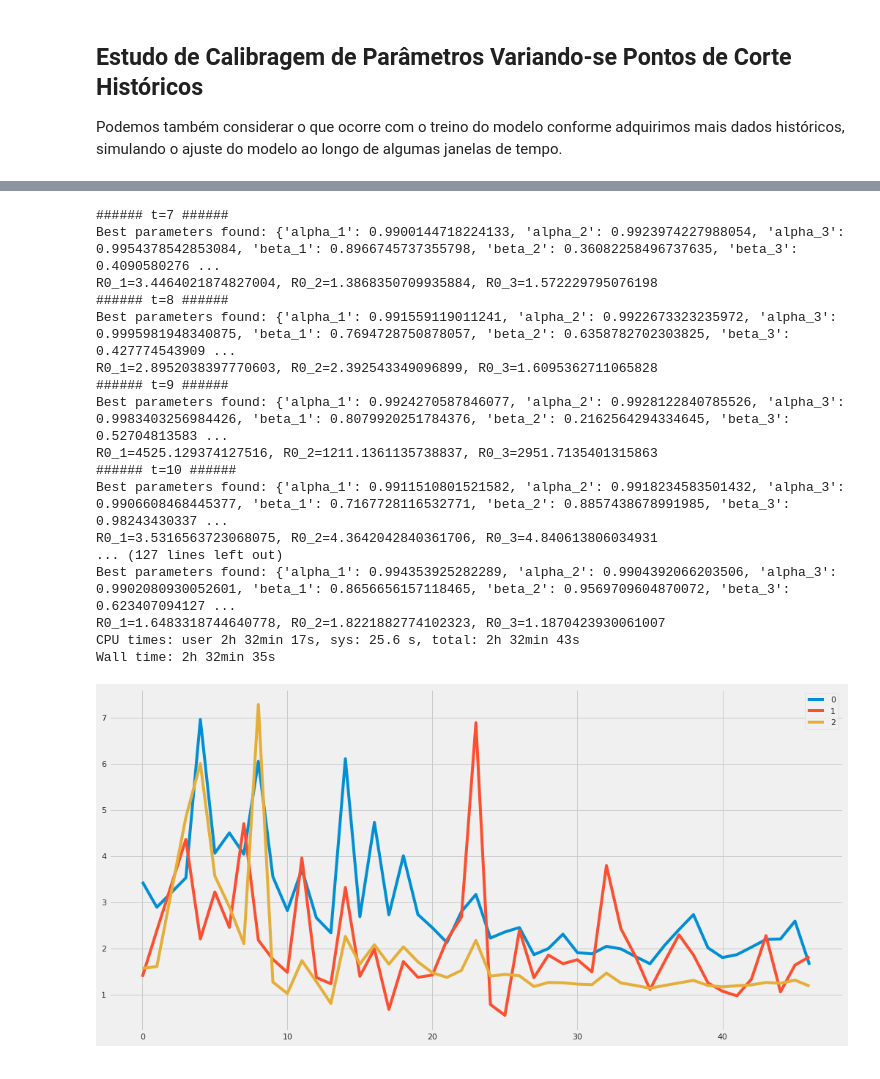
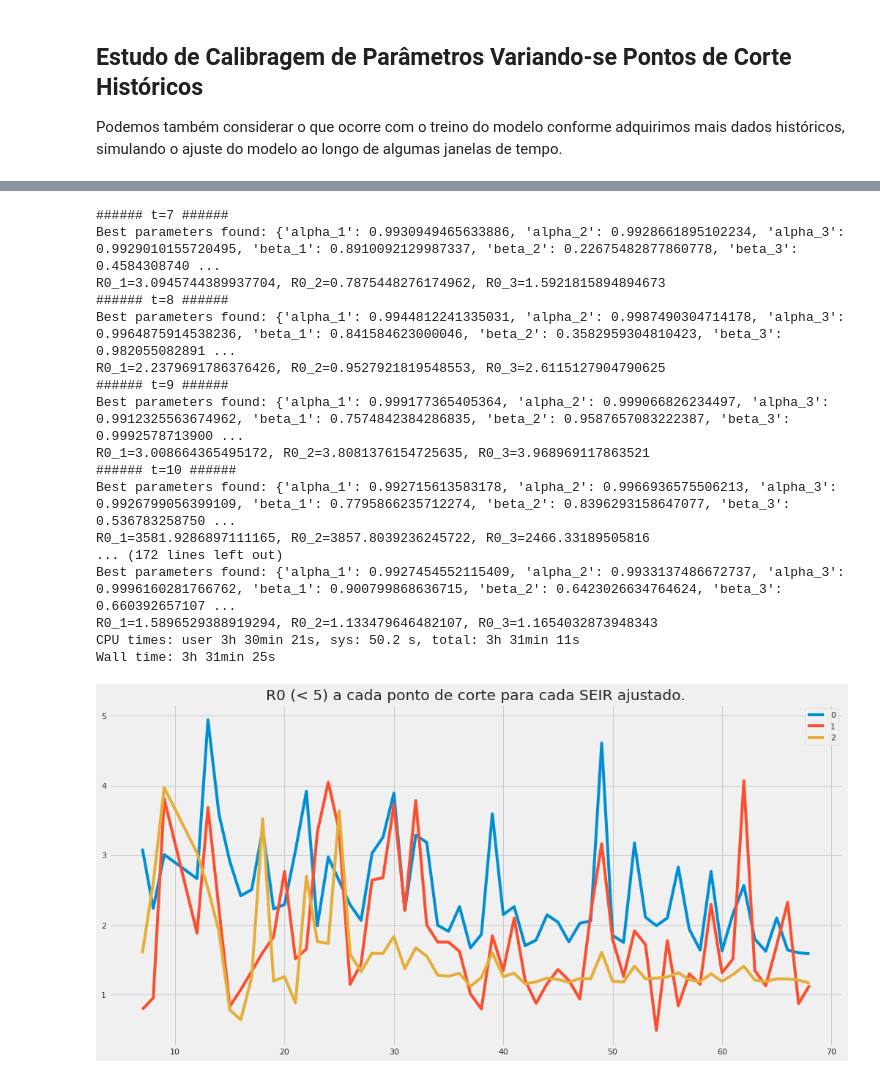
Before and after one commit to funcional-health-analytics/covid19-analytics, a Jupyter notebook: notebooks/epidemic_model_seir.ipynb, the cells around one changed output, grey strips where cells are left out. Saved outputs shown, nothing was run; the diff lists cells and outputs as text; code cells hidden in the pictures.

Commit message:
Updates data and estites for Brazil. Improves sensitivity analysis.

```diff
--- a/notebooks/epidemic_model_seir.ipynb
+++ b/notebooks/epidemic_model_seir.ipynb
@@ -782,5 +782,5 @@ df_simulation_mitigation_data = simulate(S=population_size - initially_infected,
                                           i_delta_func=i_delta,
                                           r_delta_func=r_delta)
 
-plot_simulation_output(df_simulation_mitigation_data, zoom_length=30, file_name='dynamic')
+plot_simulation_output(df_simulation_mitigation_data, zoom_length=30)#, file_name='dynamic')
 # %% [output]
@@ -806,8 +806,8 @@ plot_curve_fitting(df_simulation_data=df_simulation_mitigation_data,
 # %% [markdown]
 Finalmente, comparemos os casos com e sem mitigação.
 # %%
-ax = sns.lineplot(data=pd.concat([df_simulation_data['E+I'].rename('Sem mitigação'),
-                                 df_simulation_mitigation_data['E+I'].rename('Com mitigação')], axis=1)['2020-03':'2020-10'])
+ax = sns.lineplot(data=pd.concat([df_simulation_data['E+I'].rename('Com dados apenas do início da epidemia'),
+                                 df_simulation_mitigation_data['E+I'].rename('Com todos os dados')], axis=1)['2020-03':'2020-10'])
 
 ax.figure.savefig(results_folder + 'seir_constant_vs_dynamic' + f'_{target_location.lower()}' + results_suffix + '.png',
                   format='png')
@@ -828,9 +828,11 @@ len(df_data_target)
+# %%
+min_data_points = 7
 # %%
 %%time
 if run_sensitivity_analysis:
     ss = []
     r0s = []
-    for t in range(7, len(df_data_target), 1):
+    for t in range(min_data_points, len(df_data_target), 1):
         print(f'###### t={t} ######')
         #space = {'constant':(hyperopt.hp.uniform('alpha', 0.99, 1.0), hyperopt.hp.uniform('beta', 0.0, 1.0), hyperopt.hp.uniform('gamma', 0.0, 1.0), 0, t)}
 
@@ -915,29 +917,30 @@ if run_sensitivity_analysis:
         #ax = sns.lineplot(data=df_simulation_partial_data['E+I']['2020-03':'2020-07'])
 # %% [output]
 ###### t=7 ######
-Best parameters found: {'alpha_1': 0.9900144718224133, 'alpha_2': 0.9923974227988054, 'alpha_3': 0.9954378542853084, 'beta_1': 0.8966745737355798, 'beta_2': 0.36082258496737635, 'beta_3': 0.4090580276 ...
-R0_1=3.4464021874827004, R0_2=1.3868350709935884, R0_3=1.572229795076198
+Best parameters found: {'alpha_1': 0.9930949465633886, 'alpha_2': 0.9928661895102234, 'alpha_3': 0.9929010155720495, 'beta_1': 0.8910092129987337, 'beta_2': 0.22675482877860778, 'beta_3': 0.4584308740 ...
+R0_1=3.0945744389937704, R0_2=0.7875448276174962, R0_3=1.5921815894894673
 ###### t=8 ######
-Best parameters found: {'alpha_1': 0.991559119011241, 'alpha_2': 0.9922673323235972, 'alpha_3': 0.9995981948340875, 'beta_1': 0.7694728750878057, 'beta_2': 0.6358782702303825, 'beta_3': 0.427774543909 ...
-R0_1=2.8952038397770603, R0_2=2.392543349096899, R0_3=1.6095362711065828
+Best parameters found: {'alpha_1': 0.9944812241335031, 'alpha_2': 0.9987490304714178, 'alpha_3': 0.9964875914538236, 'beta_1': 0.841584623000046, 'beta_2': 0.3582959304810423, 'beta_3': 0.982055082891 ...
+R0_1=2.2379691786376426, R0_2=0.9527921819548553, R0_3=2.6115127904790625
 ###### t=9 ######
-Best parameters found: {'alpha_1': 0.9924270587846077, 'alpha_2': 0.9928122840785526, 'alpha_3': 0.9983403256984426, 'beta_1': 0.8079920251784376, 'beta_2': 0.2162564294334645, 'beta_3': 0.52704813583 ...
-R0_1=4525.129374127516, R0_2=1211.1361135738837, R0_3=2951.7135401315863
+Best parameters found: {'alpha_1': 0.999177365405364, 'alpha_2': 0.999066826234497, 'alpha_3': 0.9912325563674962, 'beta_1': 0.7574842384286835, 'beta_2': 0.9587657083222387, 'beta_3': 0.9992578713900 ...
+R0_1=3.008664365495172, R0_2=3.8081376154725635, R0_3=3.968969117863521
 ###### t=10 ######
-Best parameters found: {'alpha_1': 0.9911510801521582, 'alpha_2': 0.9918234583501432, 'alpha_3': 0.9906608468445377, 'beta_1': 0.7167728116532771, 'beta_2': 0.8857438678991985, 'beta_3': 0.98243430337 ...
-R0_1=3.5316563723068075, R0_2=4.3642042840361706, R0_3=4.840613806034931
-... (127 lines left out)
-Best parameters found: {'alpha_1': 0.994353925282289, 'alpha_2': 0.9904392066203506, 'alpha_3': 0.9902080930052601, 'beta_1': 0.8656656157118465, 'beta_2': 0.9569709604870072, 'beta_3': 0.623407094127 ...
-R0_1=1.6483318744640778, R0_2=1.8221882774102323, R0_3=1.1870423930061007
-CPU times: user 2h 32min 17s, sys: 25.6 s, total: 2h 32min 43s
-Wall time: 2h 32min 35s
+Best parameters found: {'alpha_1': 0.992715613583178, 'alpha_2': 0.9966936575506213, 'alpha_3': 0.9926799056399109, 'beta_1': 0.7795866235712274, 'beta_2': 0.8396293158647077, 'beta_3': 0.536783258750 ...
+R0_1=3581.9286897111165, R0_2=3857.8039236245722, R0_3=2466.33189505816
+... (172 lines left out)
+Best parameters found: {'alpha_1': 0.9927454552115409, 'alpha_2': 0.9933137486672737, 'alpha_3': 0.9996160281766762, 'beta_1': 0.900799868636715, 'beta_2': 0.6423026634764624, 'beta_3': 0.660392657107 ...
+R0_1=1.5896529388919294, R0_2=1.133479646482107, R0_3=1.1654032873948343
+CPU times: user 3h 30min 21s, sys: 50.2 s, total: 3h 31min 11s
+Wall time: 3h 31min 25s
 # %%
 if run_sensitivity_analysis:
-    df_r0 = pd.DataFrame(r0s)
-    df_r0 = df_r0[df_r0 < 25]#.rolling(3).mean()
+    df_r0 = pd.DataFrame([[np.nan*len(r0s[0])]]*min_data_points + r0s)
+    df_r0 = df_r0[df_r0 < 5]#.rolling(3).mean()
     ax = sns.lineplot(data=df_r0, dashes=False)
+    ax.set_title("R0 (< 5) a cada ponto de corte para cada SEIR ajustado.")
 # %% [output]
-[figure, old version]
+[figure, new version]
 # %%
 if run_sensitivity_analysis:
     df = pd.concat(ss, axis=1)['2020-03':'2020-09']
```
Also changed, not shown: parts of 24 cells of this notebook, 14 other files.
